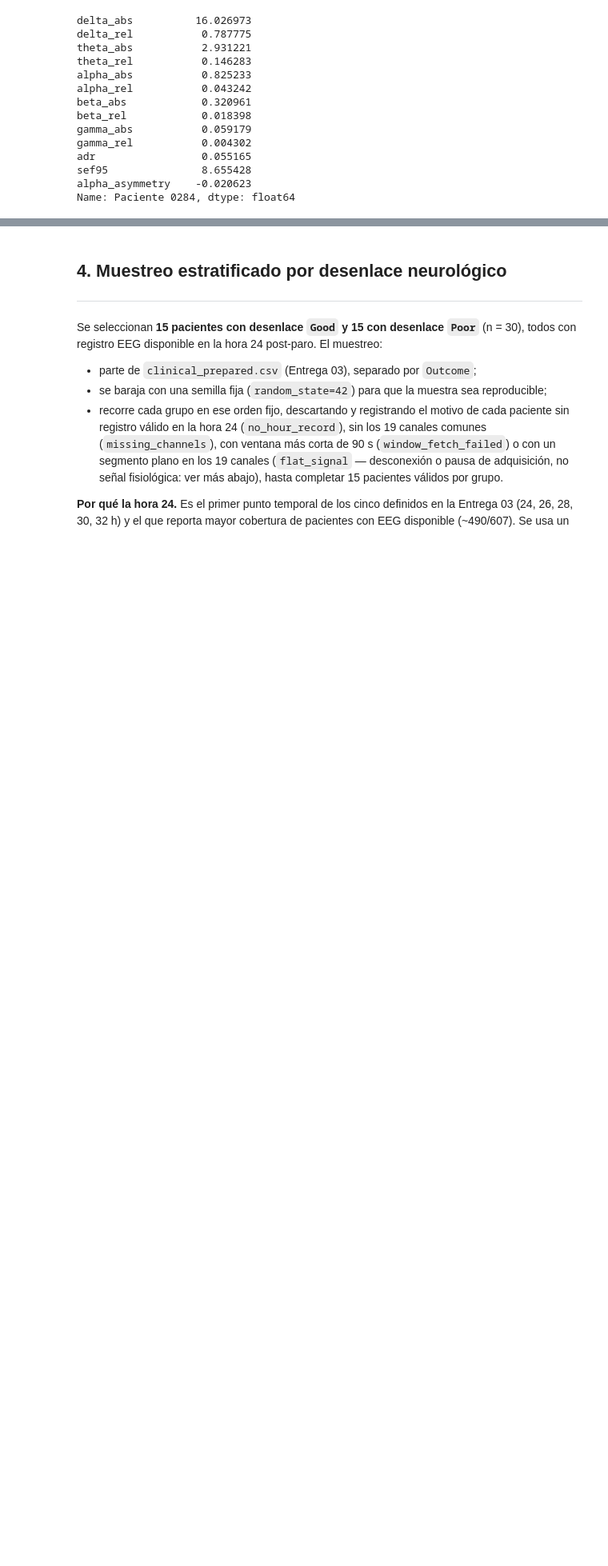
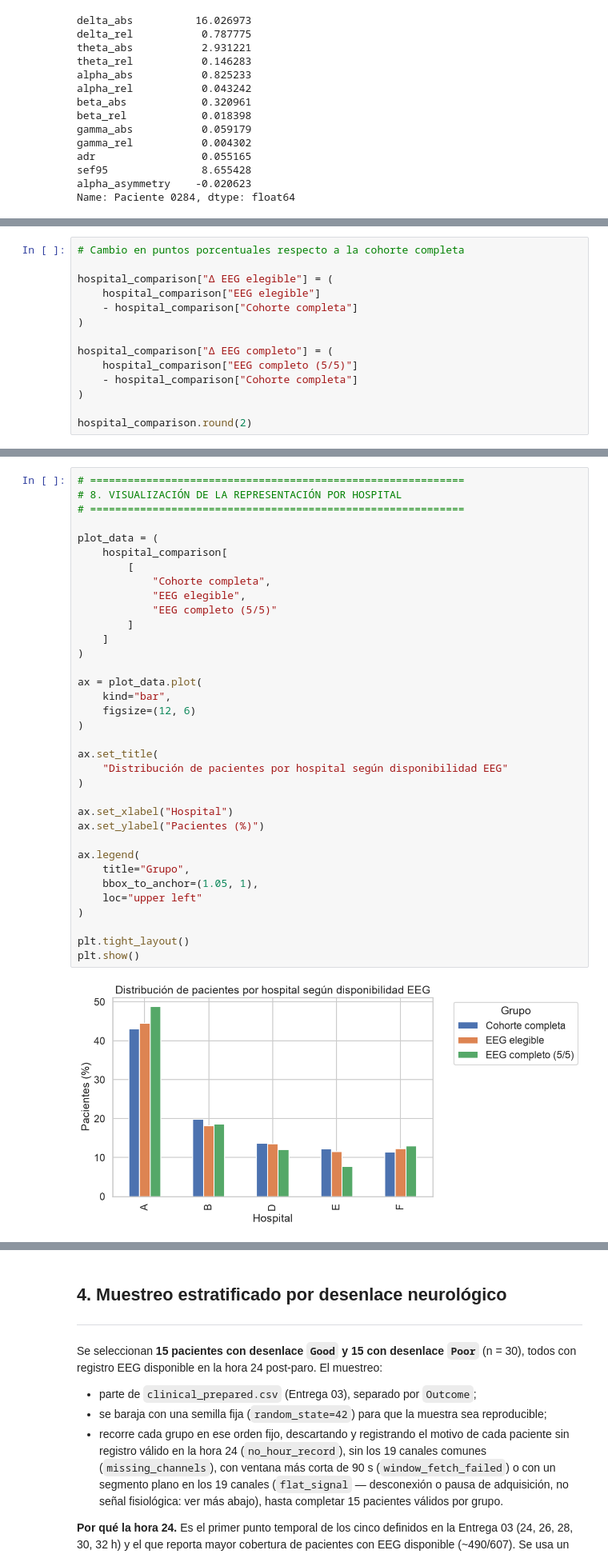
Before and after one commit to AlejandraJaramillo19/mlda-project_, a Jupyter notebook: notebooks/04_data_analysis/04b_eeg_signal_analysis.ipynb, the cells around one changed output, grey strips where cells are left out. Shown at 80% size. Drawn from its saved outputs; the diff is of its cells as text; blank space fills up the shorter version.

Commit message:
Cambios Santiago, Debo verificar unas graficas

```diff
--- a/notebooks/04_data_analysis/04b_eeg_signal_analysis.ipynb
+++ b/notebooks/04_data_analysis/04b_eeg_signal_analysis.ipynb
@@ -459,0 +1046,14 @@ Name: Paciente 0284, dtype: float64
+# %%
+# Cambio en puntos porcentuales respecto a la cohorte completa
+
+hospital_comparison["Δ EEG elegible"] = (
+    hospital_comparison["EEG elegible"]
+    - hospital_comparison["Cohorte completa"]
+)
+
+hospital_comparison["Δ EEG completo"] = (
+    hospital_comparison["EEG completo (5/5)"]
+    - hospital_comparison["Cohorte completa"]
+)
+
+hospital_comparison.round(2)
@@ -459,0 +1068,37 @@ Name: Paciente 0284, dtype: float64
+# %%
+# ============================================================
+# 8. VISUALIZACIÓN DE LA REPRESENTACIÓN POR HOSPITAL
+# ============================================================
+
+plot_data = (
+    hospital_comparison[
+        [
+            "Cohorte completa",
+            "EEG elegible",
+            "EEG completo (5/5)"
+        ]
+    ]
+)
+
+ax = plot_data.plot(
+    kind="bar",
+    figsize=(12, 6)
+)
+
+ax.set_title(
+    "Distribución de pacientes por hospital según disponibilidad EEG"
+)
+
+ax.set_xlabel("Hospital")
+ax.set_ylabel("Pacientes (%)")
+
+ax.legend(
+    title="Grupo",
+    bbox_to_anchor=(1.05, 1),
+    loc="upper left"
+)
+
+plt.tight_layout()
+plt.show()
+# %% [output]
+[figure, added]
```
Also changed, not shown: parts of 89 cells of this notebook, 1 other file.
